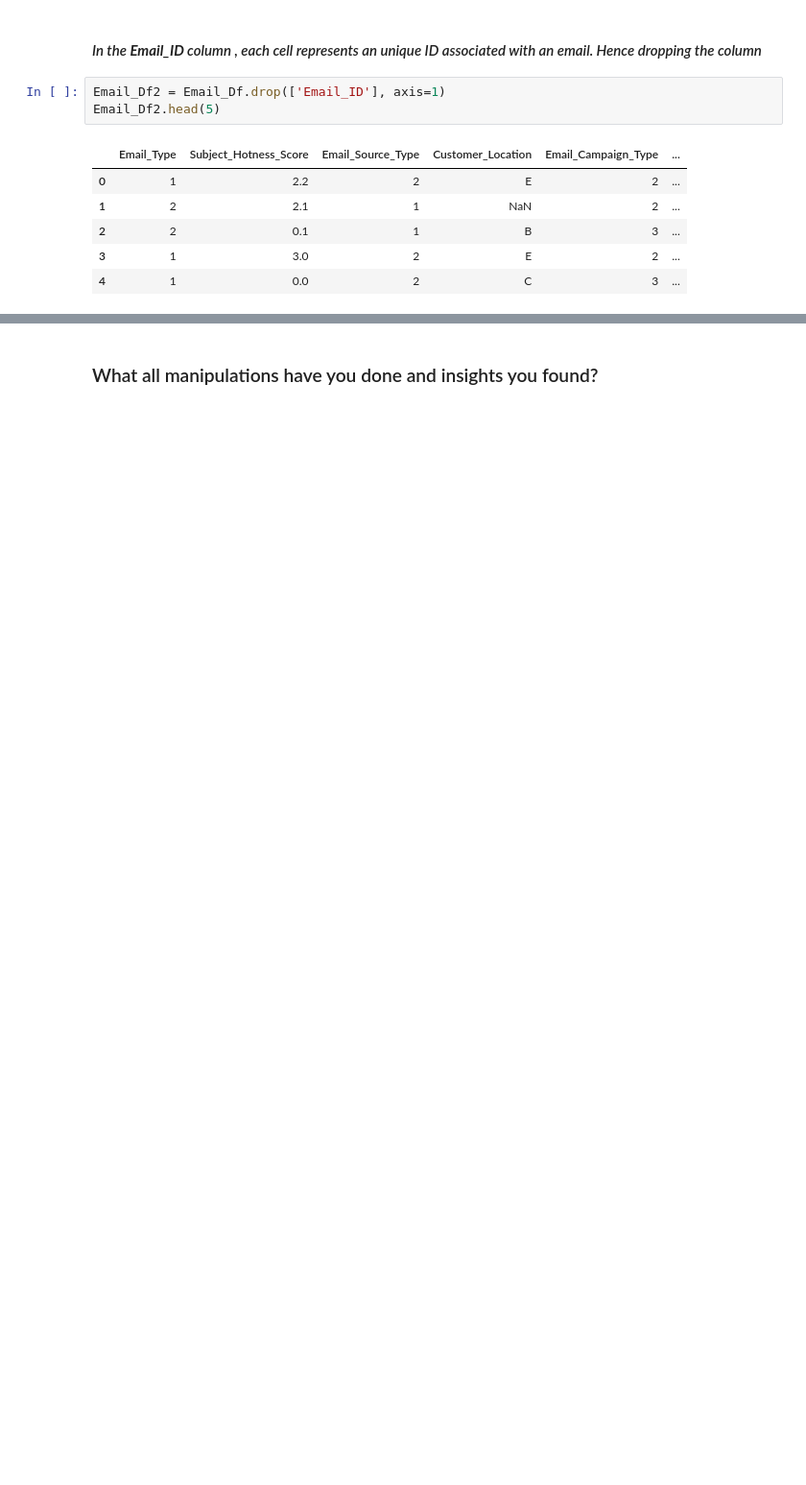
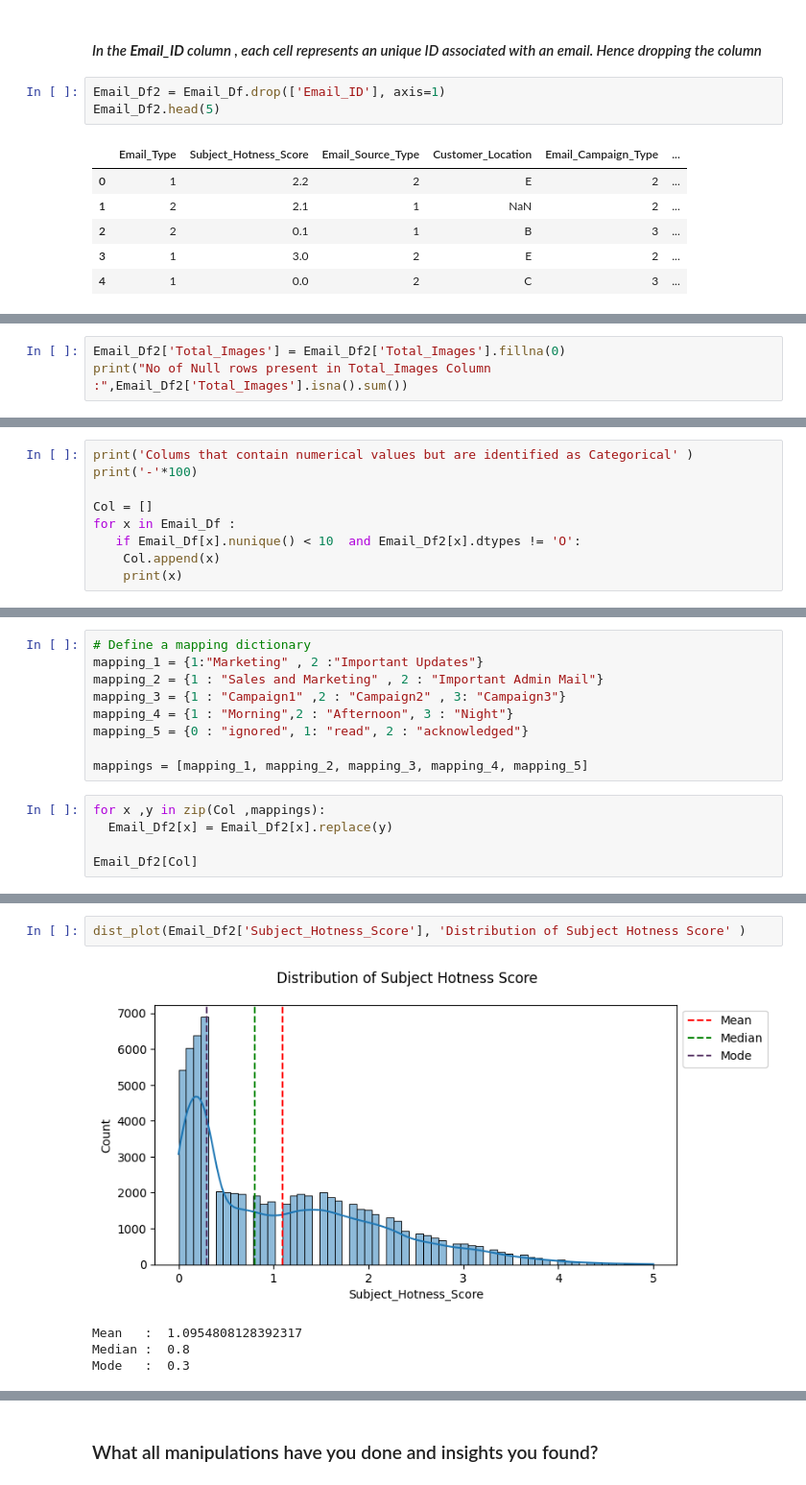
Before and after one commit to Bhushan0097/03.CAPSTONE.ML.Classification--Email-Campaign-Effectiveness-Prediction, a Jupyter notebook: Notebook/Email_Campaign_Effectiveness_Prediction.ipynb, the cells around one changed output, grey strips where cells are left out. Shown at 96% size. Saved outputs shown, nothing was run; the diff lists cells and outputs as text; blank space fills up the shorter version.

```diff
--- a/Notebook/Email_Campaign_Effectiveness_Prediction.ipynb
+++ b/Notebook/Email_Campaign_Effectiveness_Prediction.ipynb
@@ -324,0 +507,3 @@ missing_nan[missing_nan['NaN_Count']> 0]
+# %%
+Email_Df2['Total_Images'] = Email_Df2['Total_Images'].fillna(0)
+print("No of Null rows present in Total_Images Column :",Email_Df2['Total_Images'].isna().sum())
@@ -324,0 +522,9 @@ missing_nan[missing_nan['NaN_Count']> 0]
+# %%
+print('Colums that contain numerical values but are identified as Categorical' )
+print('-'*100)
+
+Col = []
+for x in Email_Df :
+   if Email_Df[x].nunique() < 10  and Email_Df2[x].dtypes != 'O':
+    Col.append(x)
+    print(x)
@@ -324,0 +588,14 @@ missing_nan[missing_nan['NaN_Count']> 0]
+# %%
+# Define a mapping dictionary
+mapping_1 = {1:"Marketing" , 2 :"Important Updates"}
+mapping_2 = {1 : "Sales and Marketing" , 2 : "Important Admin Mail"}
+mapping_3 = {1 : "Campaign1" ,2 : "Campaign2" , 3: "Campaign3"}
+mapping_4 = {1 : "Morning",2 : "Afternoon", 3 : "Night"}
+mapping_5 = {0 : "ignored", 1: "read", 2 : "acknowledged"}
+
+mappings = [mapping_1, mapping_2, mapping_3, mapping_4, mapping_5]
+# %%
+for x ,y in zip(Col ,mappings):
+  Email_Df2[x] = Email_Df2[x].replace(y)
+
+Email_Df2[Col]
@@ -324,0 +666,7 @@ missing_nan[missing_nan['NaN_Count']> 0]
+# %%
+dist_plot(Email_Df2['Subject_Hotness_Score'], 'Distribution of Subject Hotness Score' )
+# %% [output]
+[figure, added]
+Mean   :  1.0954808128392317
+Median :  0.8
+Mode   :  0.3
```
Also changed, not shown: parts of 52 cells of this notebook.
